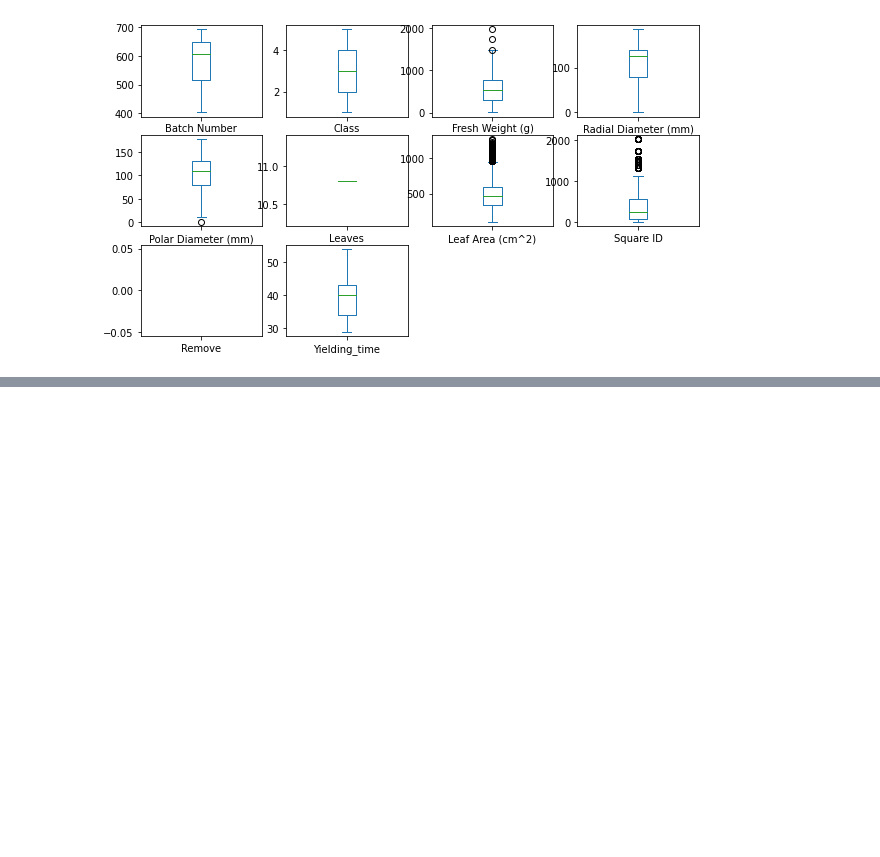
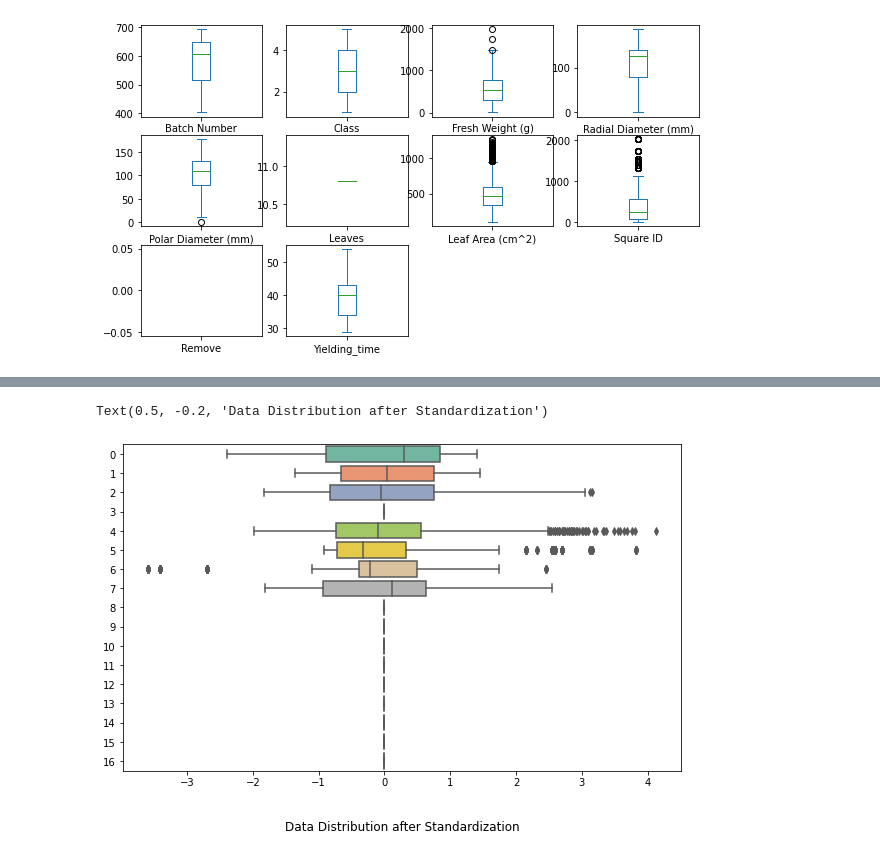
Before and after one commit to Christina-Joseph/CE888-7-SP-Data-Science-and-Decision-Making, a Jupyter notebook: Agrotech.ipynb, the cells around one changed output, grey strips where cells are left out. Drawn from its saved outputs; the diff is of its cells as text; code cells hidden in the pictures; blank space fills up the shorter version.

```diff
--- a/Agrotech.ipynb
+++ b/Agrotech.ipynb
@@ -380,0 +599,10 @@ plt.show()
+# %%
+# Standardise the dataset using Standard Scaler
+S1 = StandardScaler()
+S1_data = S1.fit_transform(train_x)
+plt.figure(figsize=(10, 6))
+sns.boxplot(data = S1_data, orient="h", palette="Set2")
+plt.title('Data Distribution after Standardization',loc='center' ,y=-0.2)
+# %% [output]
+Text(0.5, -0.2, 'Data Distribution after Standardization')
+[figure, added]
```
Also changed, not shown: parts of 24 cells of this notebook.
